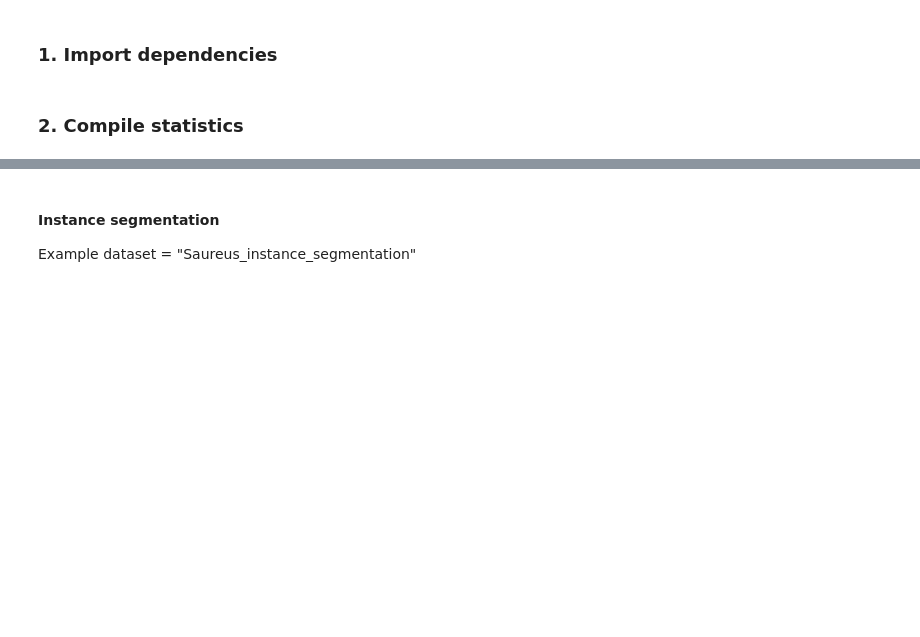
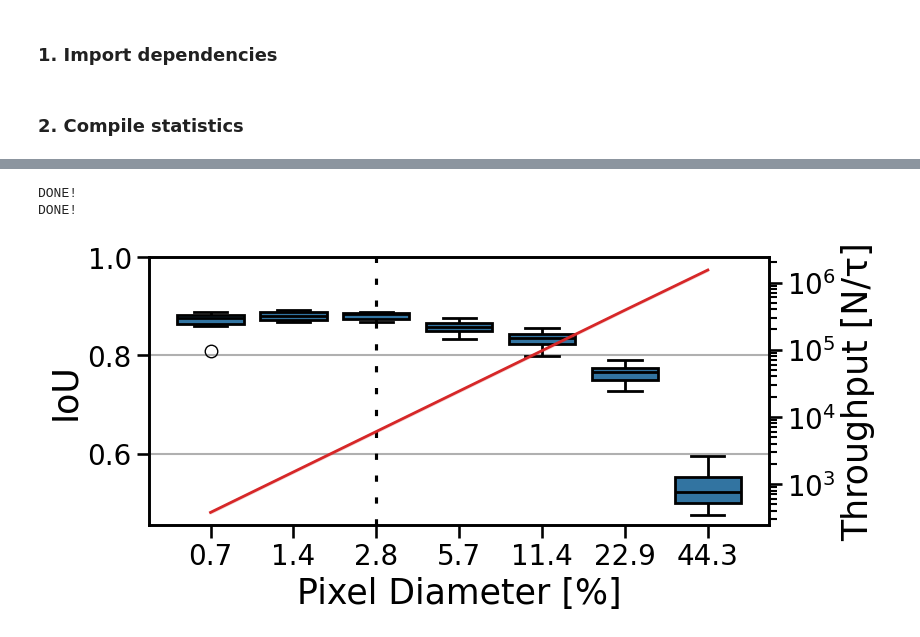
Before and after one commit to HenriquesLab/ReScale4DL, a Jupyter notebook: Notebooks/Evaluate_Segmentation.ipynb, the cells around one changed output, grey strips where cells are left out. Drawn from its saved outputs; the diff is of its cells as text; code cells hidden in the pictures; blank space fills up the shorter version.

```diff
--- a/Notebooks/Evaluate_Segmentation.ipynb
+++ b/Notebooks/Evaluate_Segmentation.ipynb
@@ -69,27 +190,30 @@ Example dataset = "Deepbacs_Semantic_Segmentation"
 # %%
 ANALYSIS_DIR = "/Users/esti/Documents/PROYECTOS/DOWNSAMPLING/ReScale4DL/Examples/analysis_results"
-DATASET = "Deepbacs_Semantic_Segmentation"
-dataset_name_match_dict = {DATASET: "Deepbacs"}
-IMAGE_SIZES = os.path.join(ANALYSIS_DIR, "pdf_metrics.csv")
+DATASET = "Saureus_instance_segmentation"
+dataset_name_match_dict = {DATASET: DATASET}
+IMAGE_SIZES = os.path.join(ANALYSIS_DIR, "dataset_info.csv")
+ORIGINAL_DATASET_FOLDERNAME = "OG"
+OUTPUT_DIR = os.path.join(ANALYSIS_DIR, DATASET,"plots")
 
+##
 fig_name = f"IoU for {DATASET}"
 y_axis = "IoU"
 
-output_path = os.path.join(ANALYSIS_DIR, DATASET, "plots")
-os.makedirs(output_path, exist_ok=True)
+os.makedirs(OUTPUT_DIR, exist_ok=True)
 
-generate_binary_semantic_box_plot(ANALYSIS_DIR,
-                                  DATASET,
-                                DATASET,
-                                fig_name,
-                                y_axis,
-                                thoughput_plot=True,
-                                y_axis_2 = "Obj_per_FOV_mean",
-                                metrics_csv_path=IMAGE_SIZES,
-                                dataset_name_match_dict=dataset_name_match_dict,
-                                output_path=output_path)
+generate_instance_box_plot(ANALYSIS_DIR,
+                           DATASET,
+                           fig_name,
+                           y_axis,
+                           thoughput_plot=True,
+                           y_axis_2 = "Obj_per_FOV_mean",
+                           metrics_csv_path=IMAGE_SIZES,
+                           original_folder_name = "og",
+                           dataset_name_match_dict=dataset_name_match_dict,
+                           output_path=output_path)
+# %% [output]
+DONE!
+DONE!
+[figure, added]
-# %% [markdown]
-#### Instance segmentation
-Example dataset = "Saureus_instance_segmentation"
 # %%
 ANALYSIS_DIR = "/Users/esti/Documents/PROYECTOS/DOWNSAMPLING/ReScale4DL/Examples/analysis_results"
```
Also changed, not shown: parts of 16 cells of this notebook, 3 other files.
